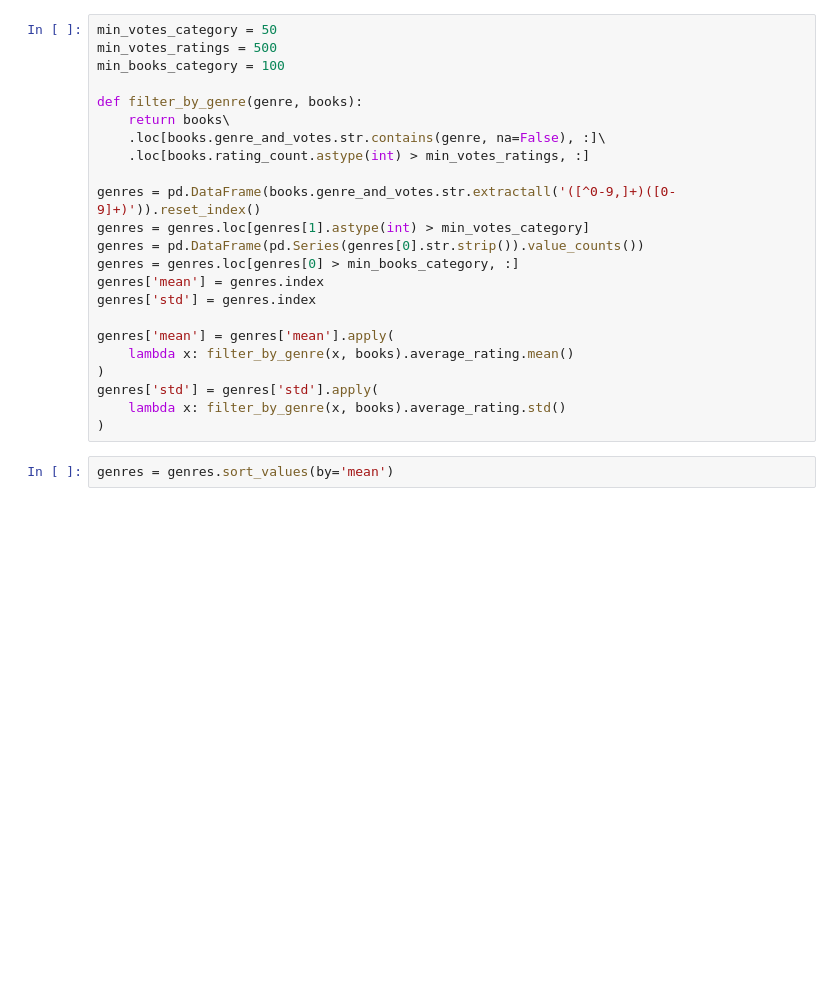
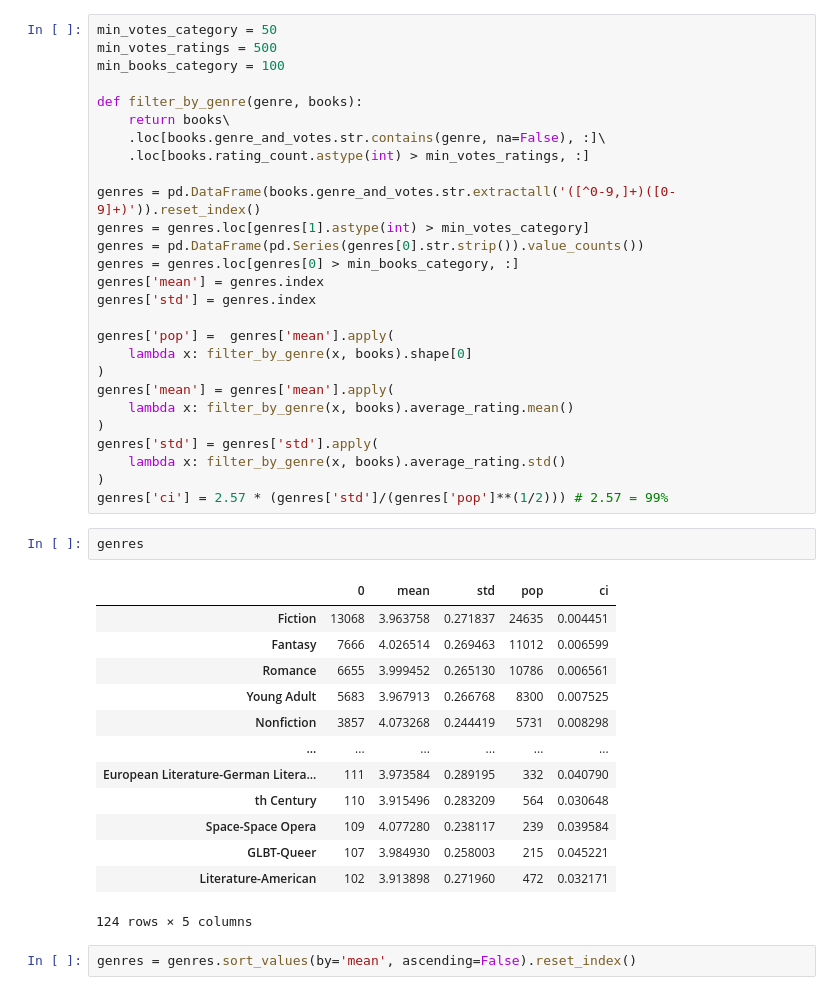
Before and after one commit to sandropaganotti/machine-learning-exercises, a Jupyter notebook: Books, Ratings and Generes.ipynb, the cells around one changed output. Drawn from its saved outputs; the diff is of its cells as text; blank space fills up the shorter version.

```diff
--- a/Books, Ratings and Generes.ipynb
+++ b/Books, Ratings and Generes.ipynb
@@ -32,11 +23,31 @@ genres = genres.loc[genres[0] > min_books_category, :]
 genres['mean'] = genres.index
 genres['std'] = genres.index
 
+genres['pop'] =  genres['mean'].apply(
+    lambda x: filter_by_genre(x, books).shape[0]
+)
 genres['mean'] = genres['mean'].apply(
     lambda x: filter_by_genre(x, books).average_rating.mean()
 )
 genres['std'] = genres['std'].apply(
     lambda x: filter_by_genre(x, books).average_rating.std()
 )
+genres['ci'] = 2.57 * (genres['std']/(genres['pop']**(1/2))) # 2.57 = 99%
+# %%
+genres
+# %% [output]
+|  | 0 | mean | std | pop | ci |
+| Fiction | 13068 | 3.963758 | 0.271837 | 24635 | 0.004451 |
+| Fantasy | 7666 | 4.026514 | 0.269463 | 11012 | 0.006599 |
+| Romance | 6655 | 3.999452 | 0.265130 | 10786 | 0.006561 |
+| Young Adult | 5683 | 3.967913 | 0.266768 | 8300 | 0.007525 |
+| Nonfiction | 3857 | 4.073268 | 0.244419 | 5731 | 0.008298 |
+| ... | ... | ... | ... | ... | ... |
+| European Literature-German Litera... | 111 | 3.973584 | 0.289195 | 332 | 0.040790 |
+| th Century | 110 | 3.915496 | 0.283209 | 564 | 0.030648 |
+| Space-Space Opera | 109 | 4.077280 | 0.238117 | 239 | 0.039584 |
+| GLBT-Queer | 107 | 3.984930 | 0.258003 | 215 | 0.045221 |
+| Literature-American | 102 | 3.913898 | 0.271960 | 472 | 0.032171 |
+124 rows × 5 columns
 # %%
-genres = genres.sort_values(by='mean')
+genres = genres.sort_values(by='mean', ascending=False).reset_index()
```
Also changed, not shown: parts of 3 cells of this notebook.
